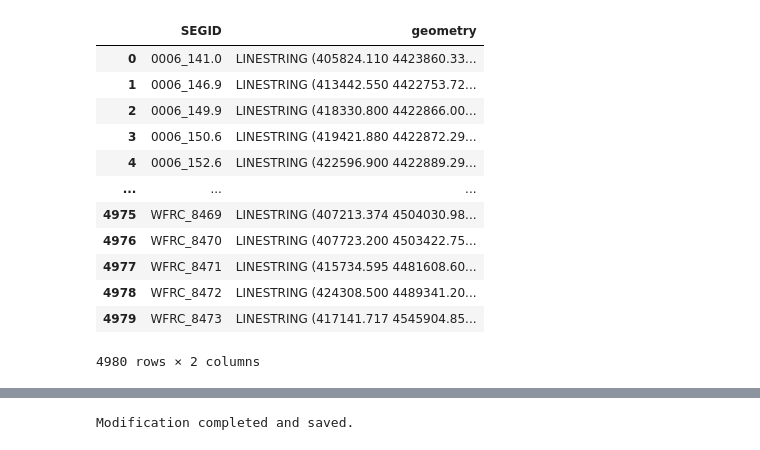
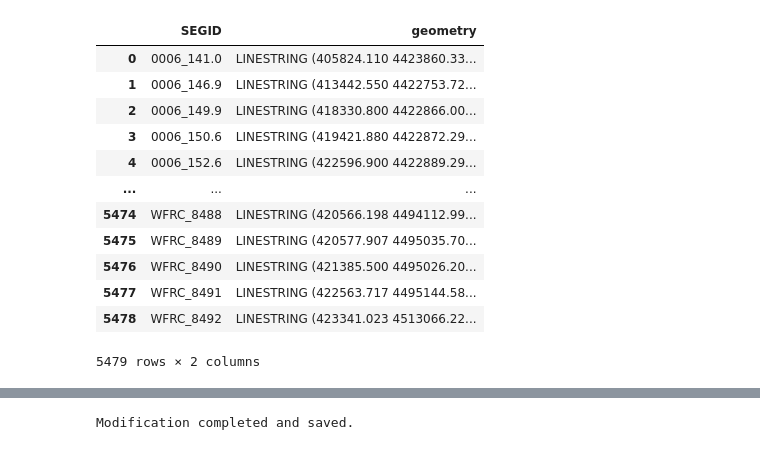
Before and after one commit to WFRCAnalytics/vizTool, a Jupyter notebook: scripts/Create-GeoJsons-Segments.ipynb, the cells around one changed output, grey strips where cells are left out. Cells and saved outputs as stored; diff of their text form; code cells hidden in the pictures.

```diff
--- a/scripts/Create-GeoJsons-Segments.ipynb
+++ b/scripts/Create-GeoJsons-Segments.ipynb
@@ -5,20 +5,20 @@ fnOutput = '../_site/data/segmentsWithAggFields_v901.geojson'
 # %%
-segments = gpd.read_file('../data/shapefiles/WFv901_Segments_20240226_Draft.shp')
+segments = gpd.read_file('../data/shapefiles/WFv901_Segments.shp')
 segments = segments[['SEGID','geometry']]
 segments = segments.to_crs(32612)
 segments
 # %% [output]
 |  | SEGID | geometry |
 | 0 | 0006_141.0 | LINESTRING (405824.110 4423860.33... |
 | 1 | 0006_146.9 | LINESTRING (413442.550 4422753.72... |
 | 2 | 0006_149.9 | LINESTRING (418330.800 4422866.00... |
 | 3 | 0006_150.6 | LINESTRING (419421.880 4422872.29... |
 | 4 | 0006_152.6 | LINESTRING (422596.900 4422889.29... |
 | ... | ... | ... |
-| 4975 | WFRC_8469 | LINESTRING (407213.374 4504030.98... |
-| 4976 | WFRC_8470 | LINESTRING (407723.200 4503422.75... |
-| 4977 | WFRC_8471 | LINESTRING (415734.595 4481608.60... |
-| 4978 | WFRC_8472 | LINESTRING (424308.500 4489341.20... |
-| 4979 | WFRC_8473 | LINESTRING (417141.717 4545904.85... |
+| 5474 | WFRC_8488 | LINESTRING (420566.198 4494112.99... |
+| 5475 | WFRC_8489 | LINESTRING (420577.907 4495035.70... |
+| 5476 | WFRC_8490 | LINESTRING (421385.500 4495026.20... |
+| 5477 | WFRC_8491 | LINESTRING (422563.717 4495144.58... |
+| 5478 | WFRC_8492 | LINESTRING (423341.023 4513066.22... |
-4980 rows × 2 columns
+5479 rows × 2 columns
 # %%
```
Also changed, not shown: parts of 4 cells of this notebook, 9 other files.
